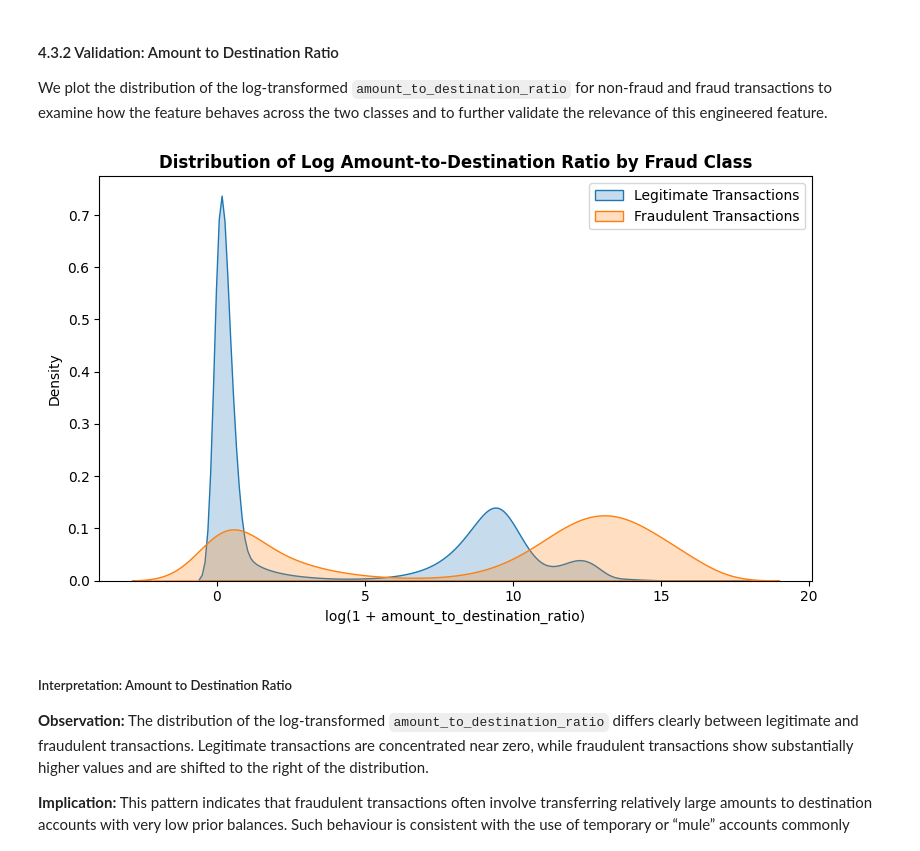
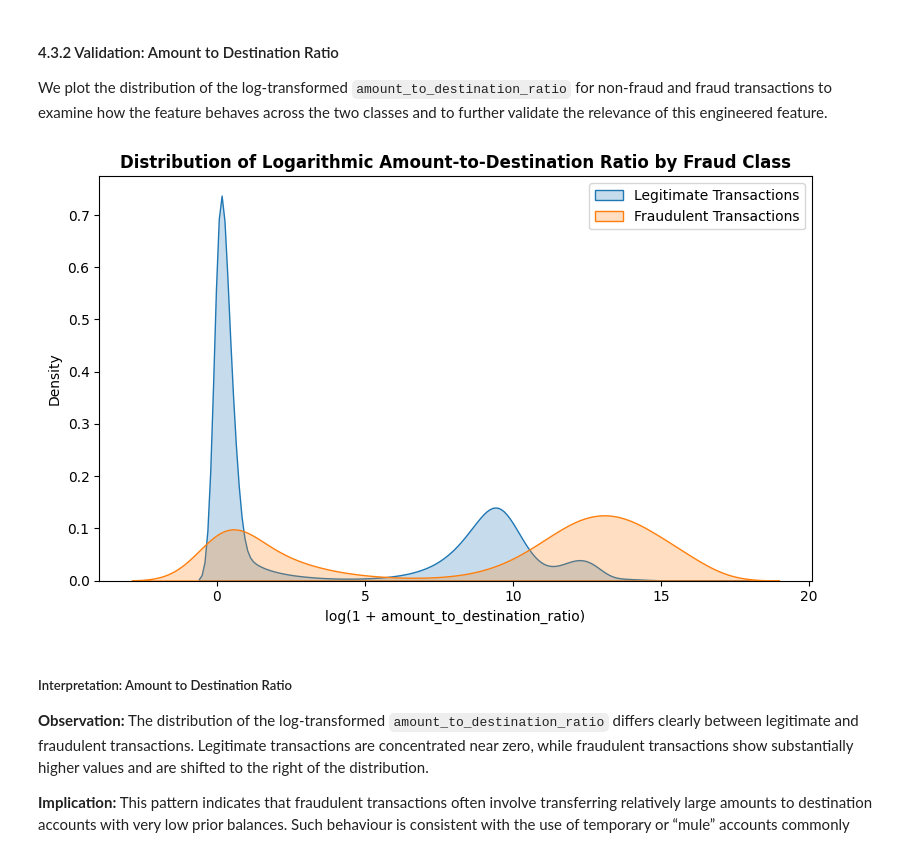
Before and after one commit to Quynh-Trang12/anomaly-watchers-donutpuff, a Jupyter notebook: ml_pipeline/notebooks/01_primary_analysis.ipynb, the cells around one changed output. Drawn from its saved outputs; the diff is of its cells as text; code cells hidden in the pictures.

```diff
--- a/ml_pipeline/notebooks/01_primary_analysis.ipynb
+++ b/ml_pipeline/notebooks/01_primary_analysis.ipynb
@@ -697,35 +697,35 @@ plot_df = df[["is_fraud", "amount_to_destination_ratio"]].copy()
 
 
 # Generate density plot to compare the distribution of the log-transformed
 # amount_to_destination_ratio between fraud and non-fraud transactions
 
 # Log transform only for visualization to reduce extreme skewness
 
 plot_df["log_ratio"] = np.log1p(plot_df["amount_to_destination_ratio"])
 
 plt.figure(figsize=(8,5))
 
 sns.kdeplot(
     data=plot_df[plot_df["is_fraud"] == 0],
     x="log_ratio",
     label="Legitimate Transactions",
     fill=True )
 
 sns.kdeplot(
     data=plot_df[plot_df["is_fraud"] == 1],
     x="log_ratio",
     label="Fraudulent Transactions",
     fill=True )
 
-plt.title("Distribution of Log Amount-to-Destination Ratio by Fraud Class", fontweight="bold")
+plt.title("Distribution of Logarithmic Amount-to-Destination Ratio by Fraud Class", fontweight="bold")
 plt.xlabel("log(1 + amount_to_destination_ratio)")
 plt.ylabel("Density")
 plt.legend()
 
 plt.tight_layout()
 plt.show()
 # %% [output]
-[figure, old version]
+[figure, new version]
 # %% [markdown]
 ##### Interpretation: Amount to Destination Ratio
 
```
Also changed, not shown: parts of 10 cells of this notebook, 13 other files.
